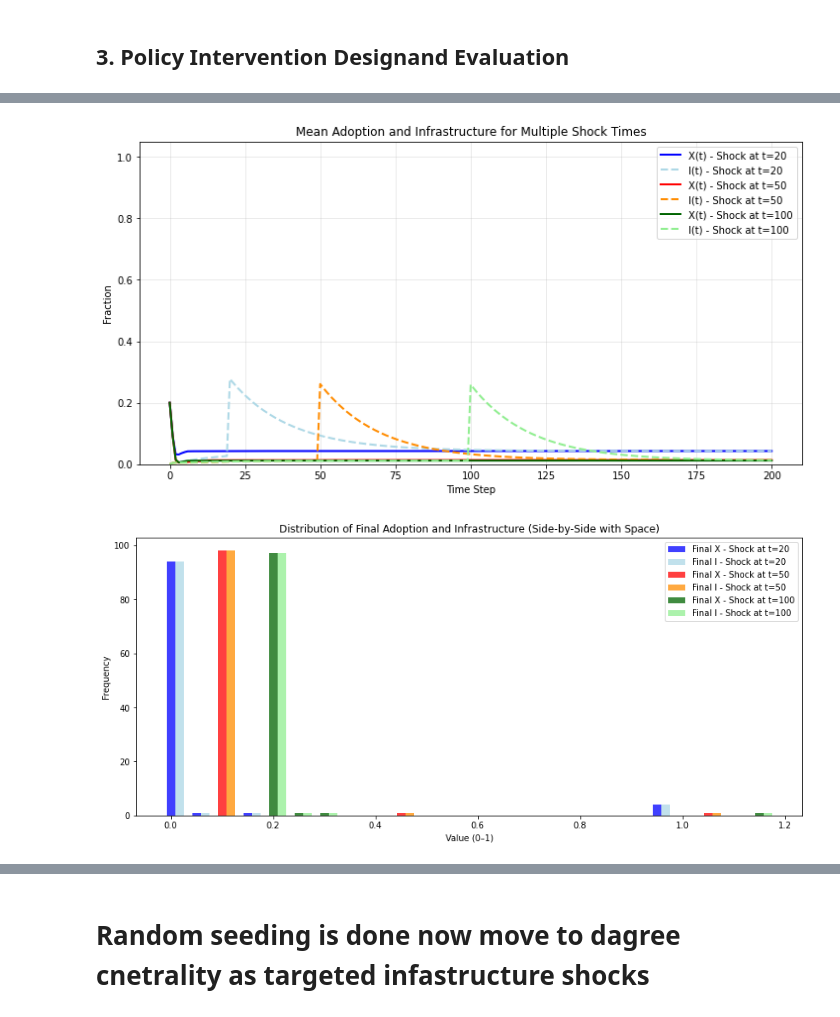
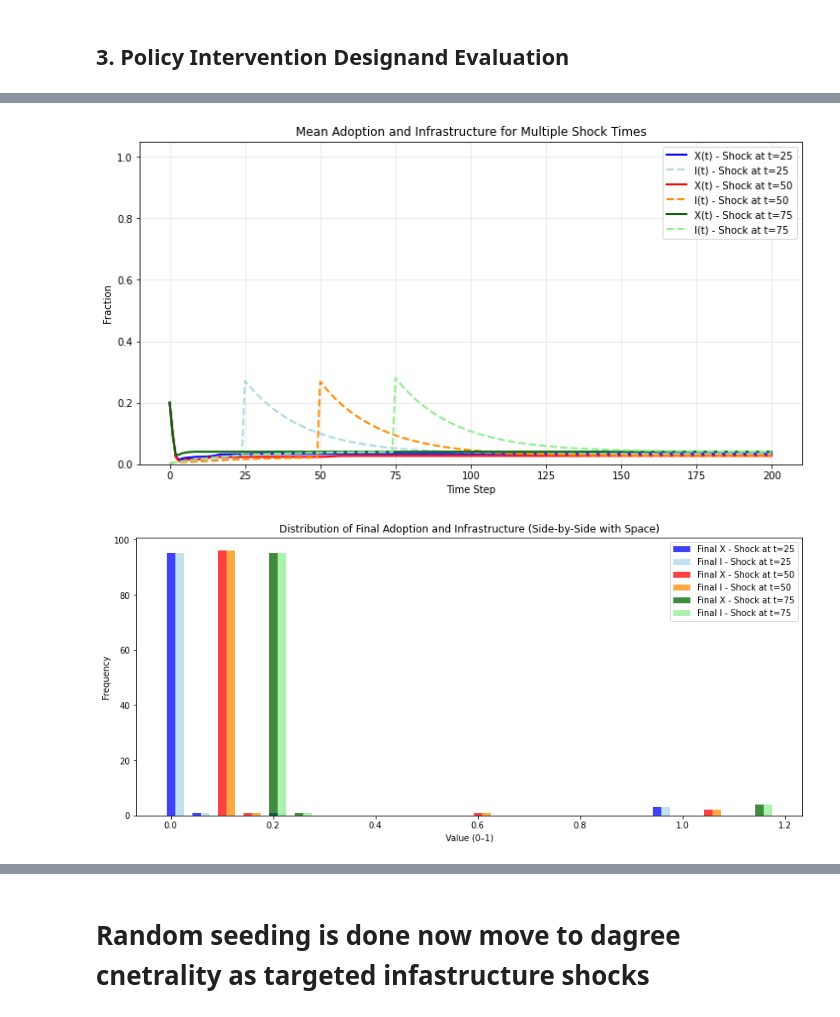
Before and after one commit to mucel/mbdm_3asign, a Jupyter notebook: mara_try.ipynb, the cells around one changed output, grey strips where cells are left out. Cells and saved outputs as stored; diff of their text form; code cells hidden in the pictures.

```diff
--- a/mara_try.ipynb
+++ b/mara_try.ipynb
@@ -782,4 +585,6 @@ run_single_shock_with_plots(
 # %%
+# General infastructure shocks
+
 def run_multiple_single_shocks_overlay_v2_adjusted(n_trials, steps, method, params, shock_times, shock_amount):
     all_X_traj, all_I_traj, labels = [], [], []
     for t_shock in shock_times:
@@ -813,33 +618,33 @@ def run_multiple_single_shocks_overlay_v2_adjusted(n_trials, steps, method, para
     plt.show()
 
     # --- Side-by-Side Histogram with Space Between X and I ---
     plt.figure(figsize=(14,6))
     bins_count = 20
     bin_edges = np.linspace(0,1,bins_count+1)
     n_shocks = len(shock_times)
     total_width = (bin_edges[1]-bin_edges[0])
     width = total_width / 3  # smaller width to add space between X/I sets
 
     for i in range(n_shocks):
         final_X = all_X_traj[i][:,-1]
         final_I = all_I_traj[i][:,-1]
         offset_X = i*total_width*2   # space between shock sets
         offset_I = offset_X + width  # small gap between X and I bars
 
         plt.bar(bin_edges[:-1]+offset_X, np.histogram(final_X, bins=bin_edges)[0],
                 width=width, color=colors_X[i], alpha=0.75, label=f'Final X - {labels[i]}')
         plt.bar(bin_edges[:-1]+offset_I, np.histogram(final_I, bins=bin_edges)[0],
                 width=width, color=colors_I[i], alpha=0.75, label=f'Final I - {labels[i]}')
 
     plt.title("Distribution of Final Adoption and Infrastructure (Side-by-Side with Space)")
     plt.xlabel("Value (0–1)")
     plt.ylabel("Frequency")
     plt.legend()
     plt.show()
 
 # Run the function
-shock_times = [20, 50, 100]
+shock_times = [25, 50, 75]
 run_multiple_single_shocks_overlay_v2_adjusted(TRIALS, STEPS, "random", PARAMS, shock_times, shock_amount=0.25)
 # %% [output]
-[figure, old version]
+[figure, new version]
-[figure, old version]
+[figure, new version]
```
Also changed, not shown: parts of 24 cells of this notebook.
